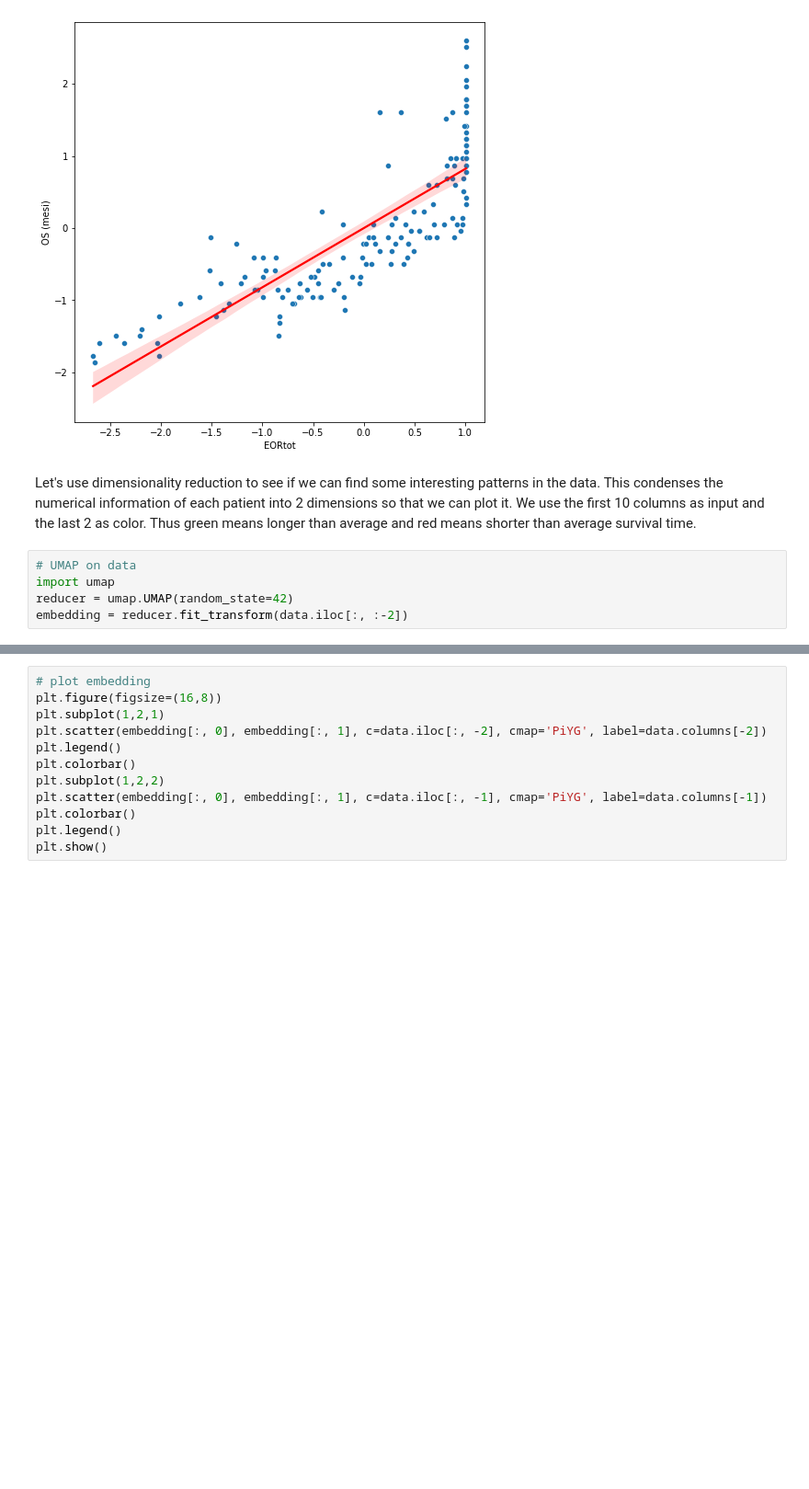
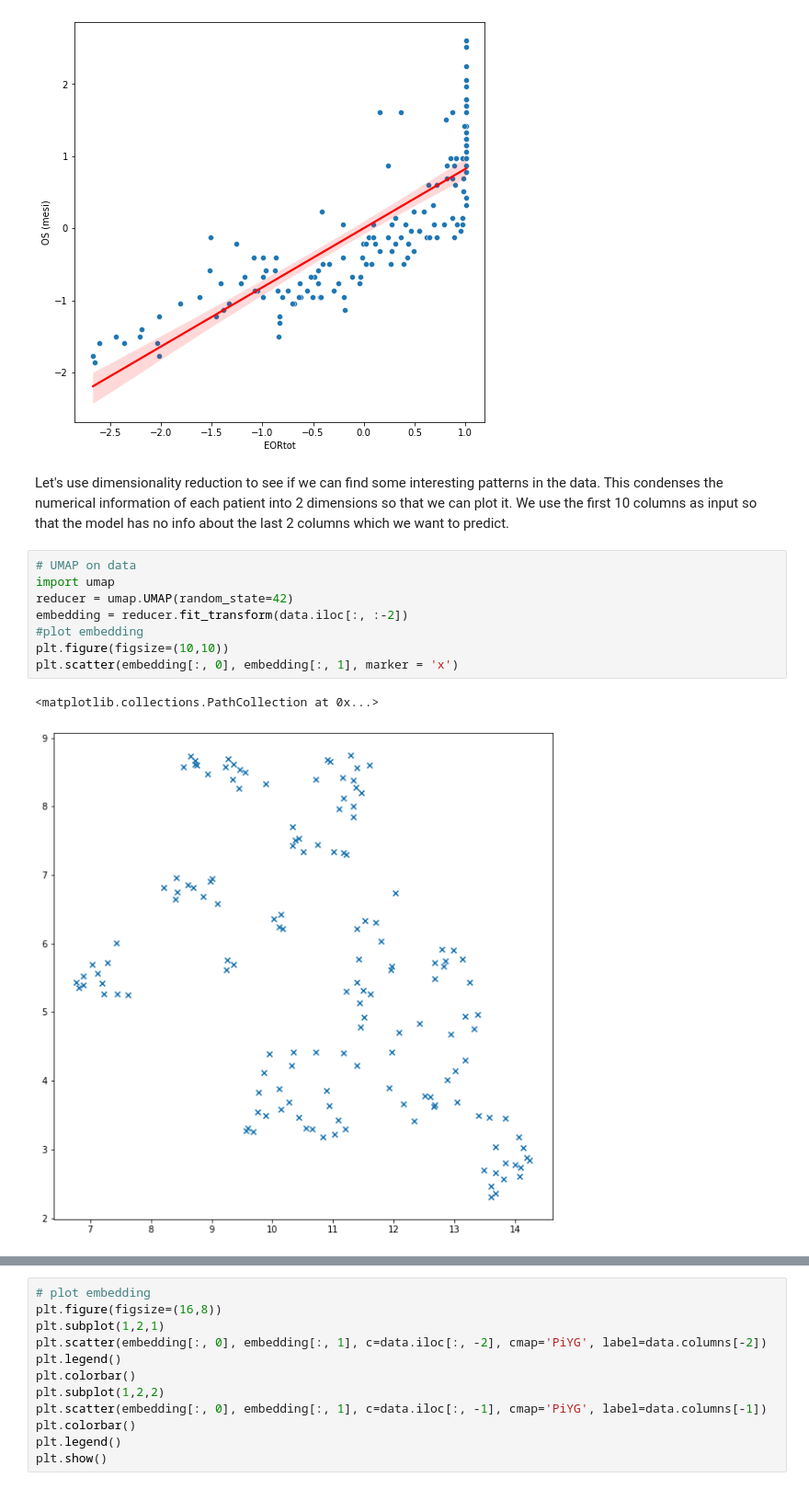
Before and after one commit to gullo97/medicine2, a Jupyter notebook: notebook.ipynb, the cells around one changed output, grey strips where cells are left out. Shown: that part at 92% size. Drawn from its saved outputs; the diff is of its cells as text; blank space fills up the shorter version.

Commit message:
Added a plot

```diff
--- a/notebook.ipynb
+++ b/notebook.ipynb
@@ -76,9 +76,15 @@ plot_correlation(data['EORtot'], data['OS (mesi)'])
 [figure]
 # %% [markdown]
 Let's use dimensionality reduction to see if we can find some interesting patterns in the data. This condenses the numerical information of each patient into 2 dimensions so that we can plot it.
-We use the first 10 columns as input and the last 2 as color. Thus green means longer than average and red means shorter than average survival time.
+We use the first 10 columns as input so that the model has no info about the last 2 columns which we want to predict.
 # %%
 # UMAP on data
 import umap
 reducer = umap.UMAP(random_state=42)
 embedding = reducer.fit_transform(data.iloc[:, :-2])
+#plot embedding
+plt.figure(figsize=(10,10))
+plt.scatter(embedding[:, 0], embedding[:, 1], marker = 'x')
+# %% [output]
+<matplotlib.collections.PathCollection at 0x...>
+[figure, added]
```
Also changed, not shown: parts of 1 cell of this notebook, 7 other files.
